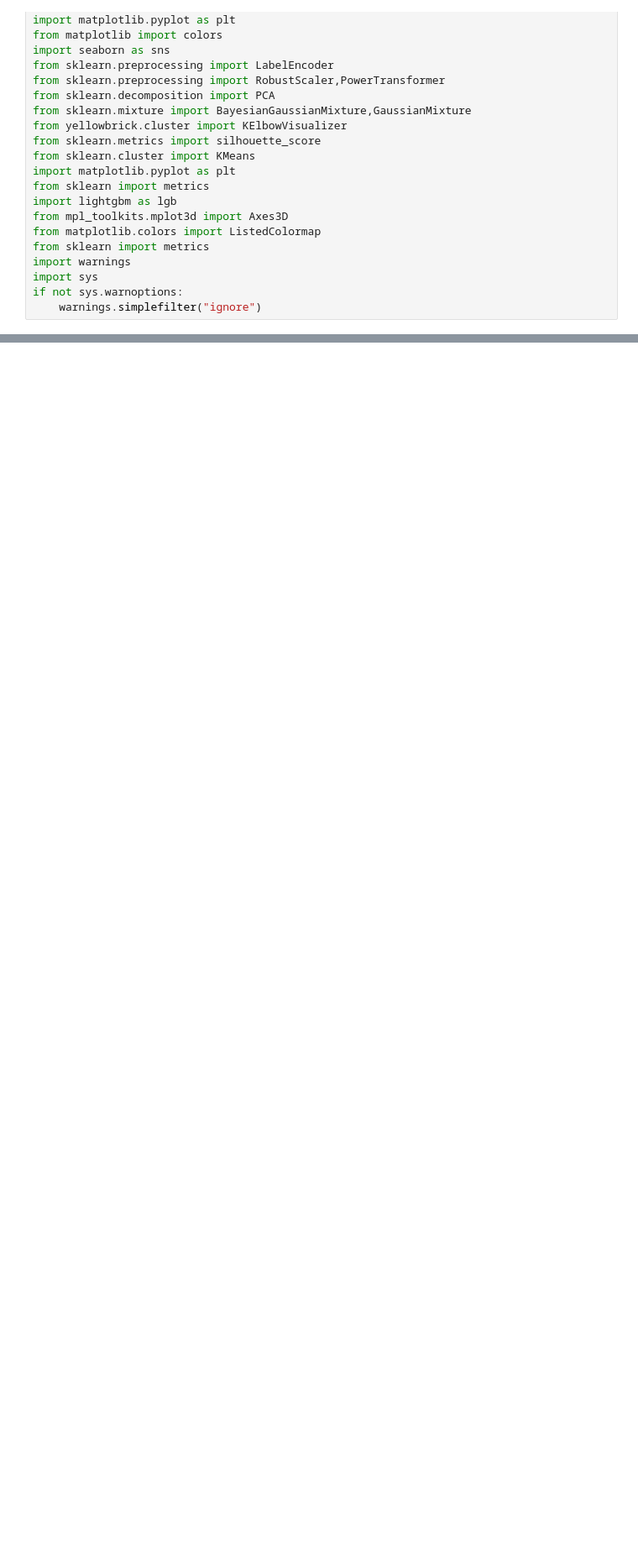
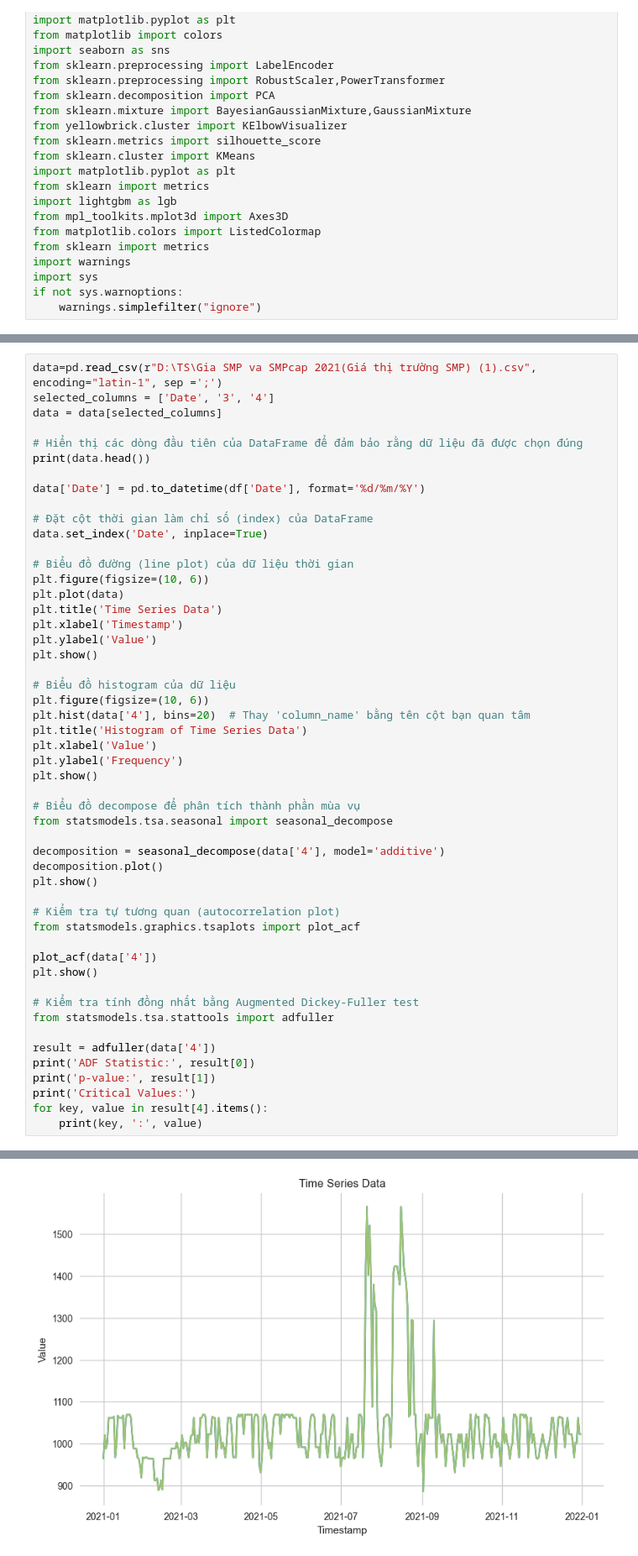
Before and after one commit to tuan1011nguyen/TimeSeries_TH2, a Jupyter notebook: Baithuchanh2_Timeseries.ipynb, the cells around one changed output, grey strips where cells are left out. Shown at 84% size. Cells and saved outputs as stored; diff of their text form; blank space fills up the shorter version.

```diff
--- a/Baithuchanh2_Timeseries.ipynb
+++ b/Baithuchanh2_Timeseries.ipynb
@@ -25,0 +28,52 @@ if not sys.warnoptions:
+# %%
+data=pd.read_csv(r"D:\TS\Gia SMP va SMPcap 2021(Giá thị trường SMP) (1).csv", encoding="latin-1", sep =';')
+selected_columns = ['Date', '3', '4']
+data = data[selected_columns]
+
+# Hiển thị các dòng đầu tiên của DataFrame để đảm bảo rằng dữ liệu đã được chọn đúng
+print(data.head())
+
+data['Date'] = pd.to_datetime(df['Date'], format='%d/%m/%Y')
+
+# Đặt cột thời gian làm chỉ số (index) của DataFrame
+data.set_index('Date', inplace=True)
+
+# Biểu đồ đường (line plot) của dữ liệu thời gian
+plt.figure(figsize=(10, 6))
+plt.plot(data)
+plt.title('Time Series Data')
+plt.xlabel('Timestamp')
+plt.ylabel('Value')
+plt.show()
+
+# Biểu đồ histogram của dữ liệu
+plt.figure(figsize=(10, 6))
+plt.hist(data['4'], bins=20)  # Thay 'column_name' bằng tên cột bạn quan tâm
+plt.title('Histogram of Time Series Data')
+plt.xlabel('Value')
+plt.ylabel('Frequency')
+plt.show()
+
+# Biểu đồ decompose để phân tích thành phần mùa vụ
+from statsmodels.tsa.seasonal import seasonal_decompose
+
+decomposition = seasonal_decompose(data['4'], model='additive')
+decomposition.plot()
+plt.show()
+
+# Kiểm tra tự tương quan (autocorrelation plot)
+from statsmodels.graphics.tsaplots import plot_acf
+
+plot_acf(data['4'])
+plt.show()
+
+# Kiểm tra tính đồng nhất bằng Augmented Dickey-Fuller test
+from statsmodels.tsa.stattools import adfuller
+
+result = adfuller(data['4'])
+print('ADF Statistic:', result[0])
+print('p-value:', result[1])
+print('Critical Values:')
+for key, value in result[4].items():
+    print(key, ':', value)
+# %% [output]
@@ -25,0 +86 @@ if not sys.warnoptions:
+[figure, added]
```
Also changed, not shown: parts of 42 cells of this notebook.
